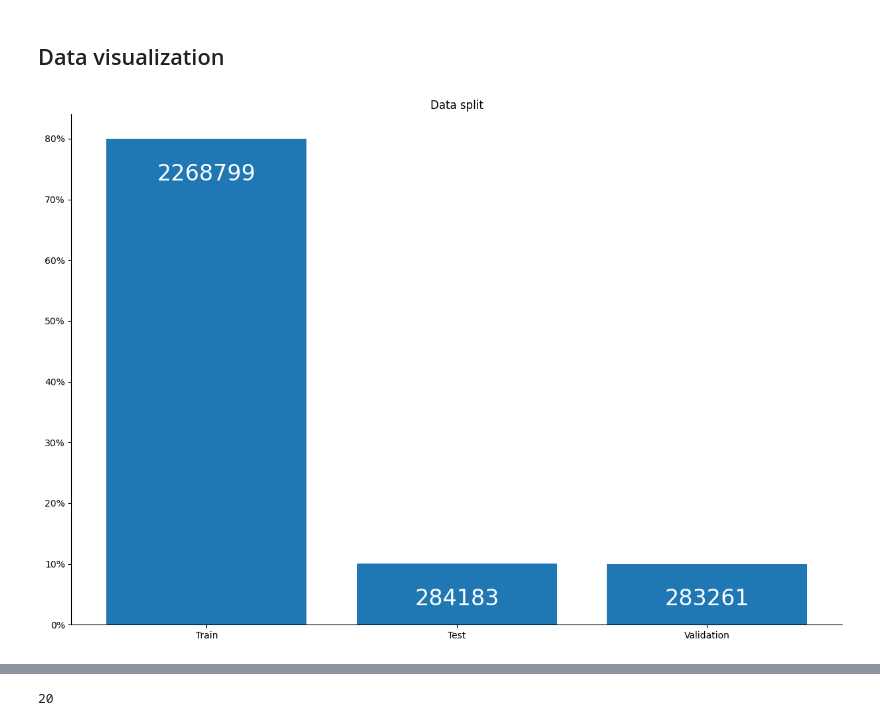
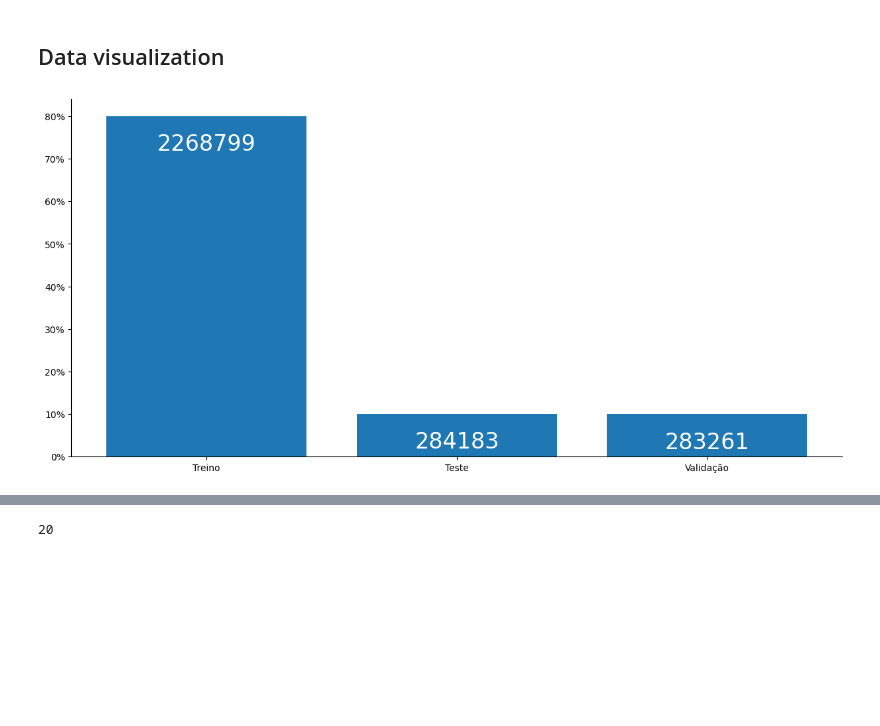
Before and after one commit to Daniel-EST/interactive-doodle-recognition, a Jupyter notebook: doodles.ipynb, the cells around one changed output, grey strips where cells are left out. Drawn from its saved outputs; the diff is of its cells as text; code cells hidden in the pictures; blank space fills up the shorter version.

```diff
--- a/doodles.ipynb
+++ b/doodles.ipynb
@@ -156,41 +162,41 @@ print(np.unique(y_test))
 # %%
 import matplotlib.ticker as mtick
 # %%
-fig, ax = plt.subplots(1, 1, figsize=(15, 10))
+fig, ax = plt.subplots(1, 1, figsize=(15, 7))
 
-splits = ['Train', 'Test', 'Validation']
+splits = ['Treino', 'Teste', 'Validação']
 splits_sizes = [X.shape[0], X_test.shape[0], X_val.shape[0]]
 sum_shape = np.sum(splits_sizes)
 
 split_prop = splits_sizes / sum_shape
 
 ax.bar(
     splits,
     split_prop
 )
 
 for i, split in enumerate(splits):
     ax.text(
         i,
         split_prop[i] - 0.04,
         splits_sizes[i],
         horizontalalignment='center',
         verticalalignment='top',
         c='w',
         size=24
     )
 
 
 ax.yaxis.set_major_formatter(mtick.PercentFormatter(1, decimals=0))
 
 ax.spines['top'].set_visible(False)
 ax.spines['right'].set_visible(False)
 
-plt.title('Data split')
+plt.title('')
 
 fig.show()
 # %% [output]
-[figure, old version]
+[figure, new version]
 # %%
 unique, counts = np.unique(y, return_counts=True)
 
```
Also changed, not shown: parts of 22 cells of this notebook, 2 other files.
